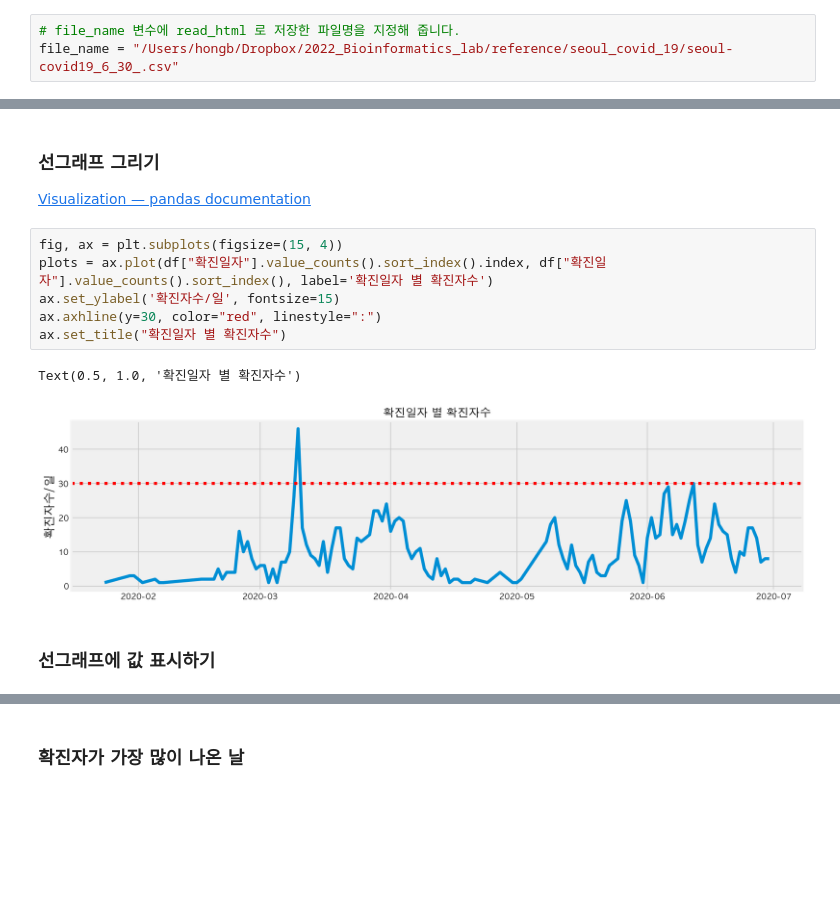
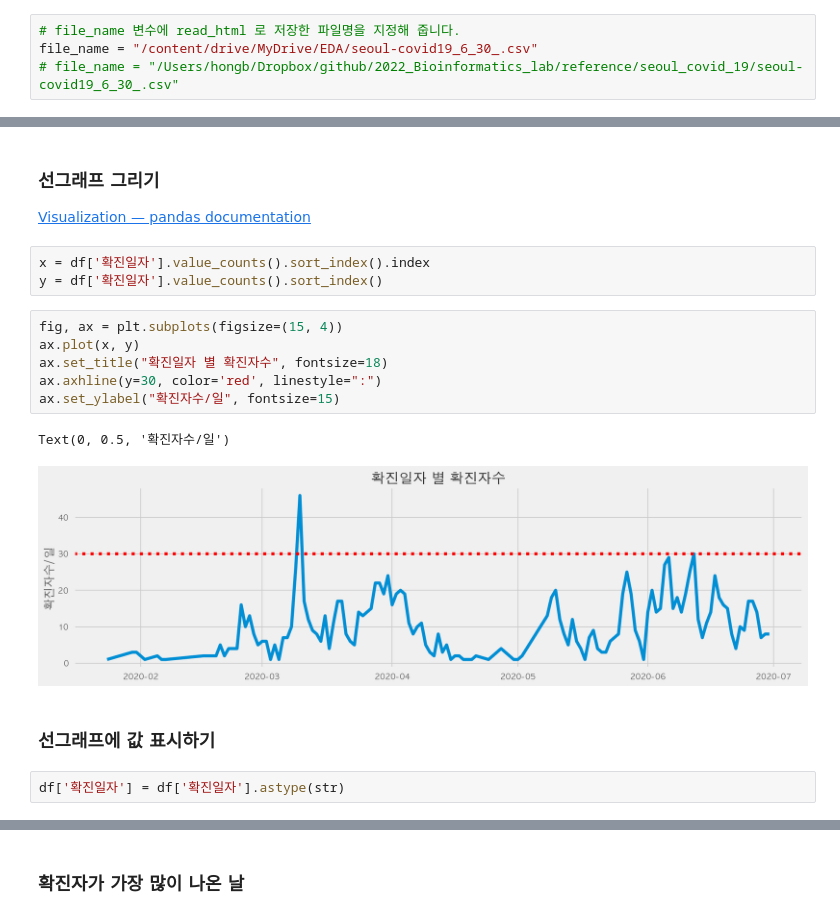
Before and after one commit to HongB1/2022-KHU-Bioinformatics-lab, a Jupyter notebook: code/Lab10_EDA.ipynb, the cells around one changed output, grey strips where cells are left out. Cells and saved outputs as stored; diff of their text form; blank space fills up the shorter version.

```diff
--- a/code/Lab10_EDA.ipynb
+++ b/code/Lab10_EDA.ipynb
@@ -19,4 +19,5 @@ import pandas as pd
 import numpy as np
 # %%
 # file_name 변수에 read_html 로 저장한 파일명을 지정해 줍니다.
-file_name = "/Users/hongb/Dropbox/2022_Bioinformatics_lab/reference/seoul_covid_19/seoul-covid19_6_30_.csv"
+file_name = "/content/drive/MyDrive/EDA/seoul-covid19_6_30_.csv"
+# file_name = "/Users/hongb/Dropbox/github/2022_Bioinformatics_lab/reference/seoul_covid_19/seoul-covid19_6_30_.csv"
@@ -191,14 +214,19 @@ df.head(5)
 # %% [markdown]
 ### 선그래프 그리기
 [Visualization — pandas documentation](https://pandas.pydata.org/pandas-docs/stable/user_guide/visualization.html)
+# %%
+x = df['확진일자'].value_counts().sort_index().index
+y = df['확진일자'].value_counts().sort_index()
 # %%
 fig, ax = plt.subplots(figsize=(15, 4))
-plots = ax.plot(df["확진일자"].value_counts().sort_index().index, df["확진일자"].value_counts().sort_index(), label='확진일자 별 확진자수')
-ax.set_ylabel('확진자수/일', fontsize=15)
-ax.axhline(y=30, color="red", linestyle=":")
-ax.set_title("확진일자 별 확진자수")
+ax.plot(x, y)
+ax.set_title("확진일자 별 확진자수", fontsize=18)
+ax.axhline(y=30, color='red', linestyle=":")
+ax.set_ylabel("확진자수/일", fontsize=15)
 # %% [output]
-Text(0.5, 1.0, '확진일자 별 확진자수')
+Text(0, 0.5, '확진자수/일')
-[figure, old version]
+[figure, new version]
 # %% [markdown]
 ### 선그래프에 값 표시하기
+# %%
+df['확진일자'] = df['확진일자'].astype(str)
```
Also changed, not shown: parts of 24 cells of this notebook.
